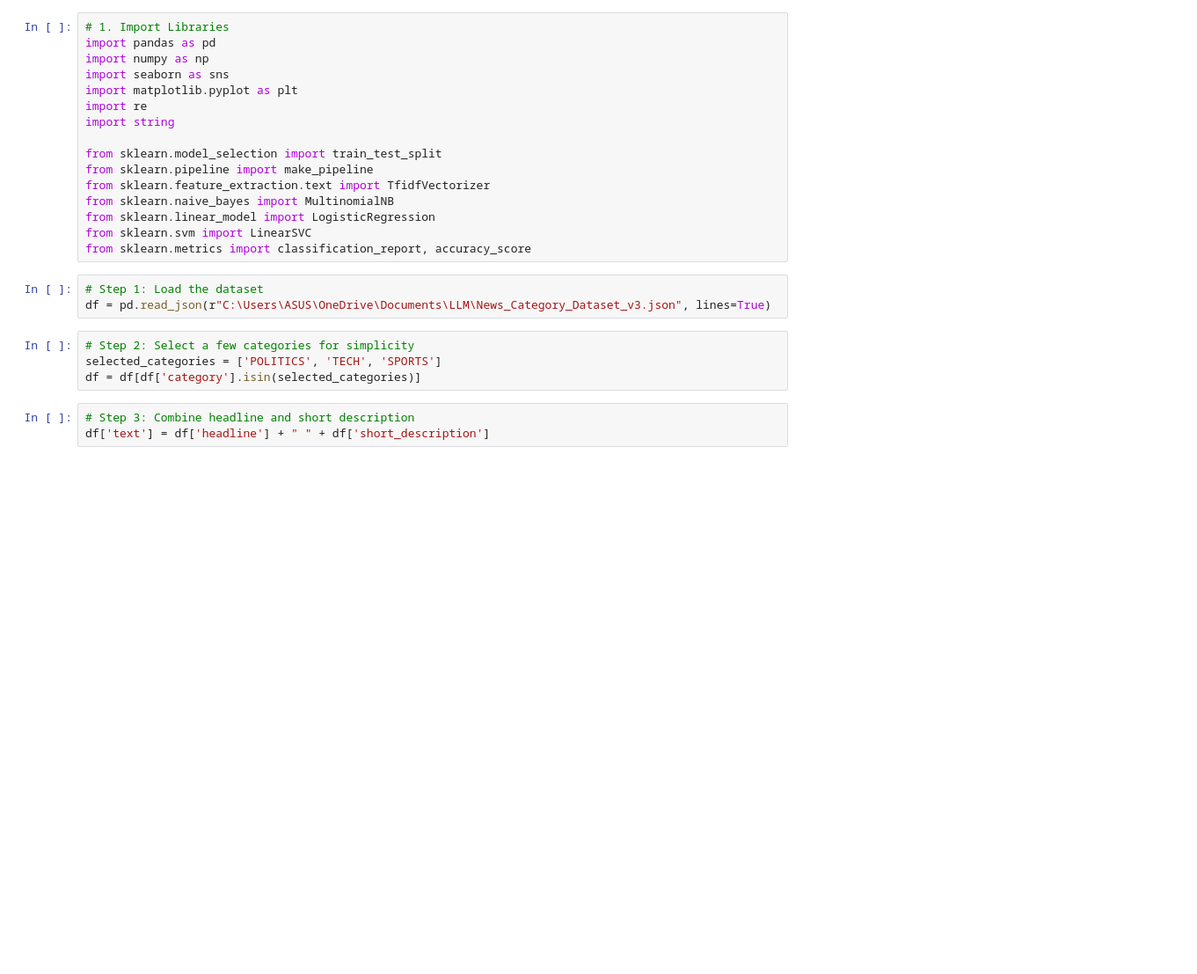
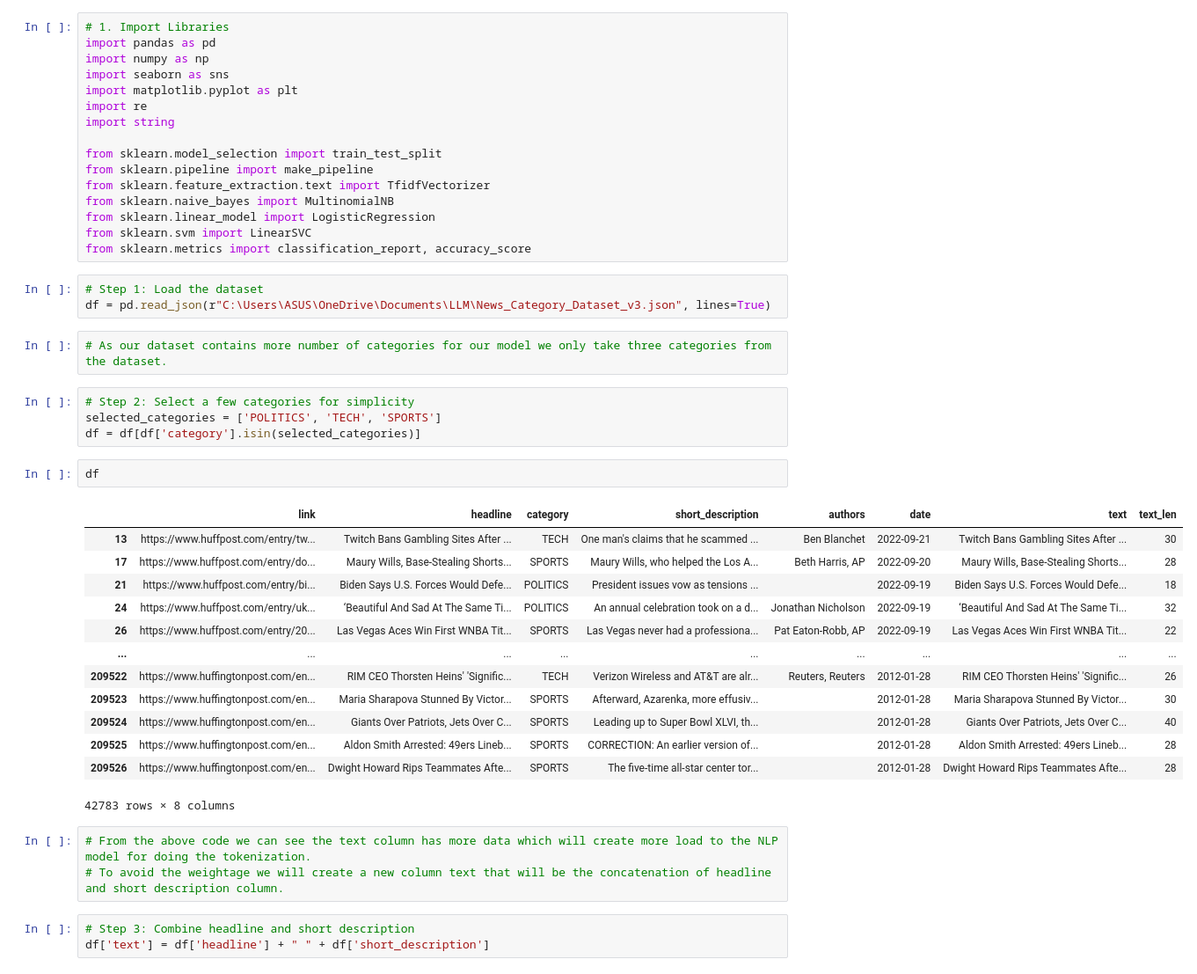
Before and after one commit to KumarMukil/News-Categories, a Jupyter notebook: news classification.ipynb, the cells around one changed output. Shown at 88% size. Drawn from its saved outputs; the diff is of its cells as text; blank space fills up the shorter version.

```diff
--- a/news classification.ipynb
+++ b/news classification.ipynb
@@ -17,10 +17,31 @@ from sklearn.metrics import classification_report, accuracy_score
 # %%
 # Step 1: Load the dataset
 df = pd.read_json(r"C:\Users\ASUS\OneDrive\Documents\LLM\News_Category_Dataset_v3.json", lines=True)
+# %%
+# As our dataset contains more number of categories for our model we only take three categories from the dataset.
 # %%
 # Step 2: Select a few categories for simplicity
 selected_categories = ['POLITICS', 'TECH', 'SPORTS']
 df = df[df['category'].isin(selected_categories)]
+# %%
+df
+# %% [output]
+|  | link | headline | category | short_description | authors | date | text | text_len |
+| 13 | https://www.huffpost.com/entry/tw... | Twitch Bans Gambling Sites After ... | TECH | One man's claims that he scammed ... | Ben Blanchet | 2022-09-21 | Twitch Bans Gambling Sites After ... | 30 |
+| 17 | https://www.huffpost.com/entry/do... | Maury Wills, Base-Stealing Shorts... | SPORTS | Maury Wills, who helped the Los A... | Beth Harris, AP | 2022-09-20 | Maury Wills, Base-Stealing Shorts... | 28 |
+| 21 | https://www.huffpost.com/entry/bi... | Biden Says U.S. Forces Would Defe... | POLITICS | President issues vow as tensions ... |  | 2022-09-19 | Biden Says U.S. Forces Would Defe... | 18 |
+| 24 | https://www.huffpost.com/entry/uk... | ‘Beautiful And Sad At The Same Ti... | POLITICS | An annual celebration took on a d... | Jonathan Nicholson | 2022-09-19 | ‘Beautiful And Sad At The Same Ti... | 32 |
+| 26 | https://www.huffpost.com/entry/20... | Las Vegas Aces Win First WNBA Tit... | SPORTS | Las Vegas never had a professiona... | Pat Eaton-Robb, AP | 2022-09-19 | Las Vegas Aces Win First WNBA Tit... | 22 |
+| ... | ... | ... | ... | ... | ... | ... | ... | ... |
+| 209522 | https://www.huffingtonpost.com/en... | RIM CEO Thorsten Heins' 'Signific... | TECH | Verizon Wireless and AT&T are alr... | Reuters, Reuters | 2012-01-28 | RIM CEO Thorsten Heins' 'Signific... | 26 |
+| 209523 | https://www.huffingtonpost.com/en... | Maria Sharapova Stunned By Victor... | SPORTS | Afterward, Azarenka, more effusiv... |  | 2012-01-28 | Maria Sharapova Stunned By Victor... | 30 |
+| 209524 | https://www.huffingtonpost.com/en... | Giants Over Patriots, Jets Over C... | SPORTS | Leading up to Super Bowl XLVI, th... |  | 2012-01-28 | Giants Over Patriots, Jets Over C... | 40 |
+| 209525 | https://www.huffingtonpost.com/en... | Aldon Smith Arrested: 49ers Lineb... | SPORTS | CORRECTION: An earlier version of... |  | 2012-01-28 | Aldon Smith Arrested: 49ers Lineb... | 28 |
+| 209526 | https://www.huffingtonpost.com/en... | Dwight Howard Rips Teammates Afte... | SPORTS | The five-time all-star center tor... |  | 2012-01-28 | Dwight Howard Rips Teammates Afte... | 28 |
+42783 rows × 8 columns
+# %%
+# From the above code we can see the text column has more data which will create more load to the NLP model for doing the tokenization.
+# To avoid the weightage we will create a new column text that will be the concatenation of headline and short description column.
 # %%
 # Step 3: Combine headline and short description
 df['text'] = df['headline'] + " " + df['short_description']
```
Also changed, not shown: parts of 3 cells of this notebook.
